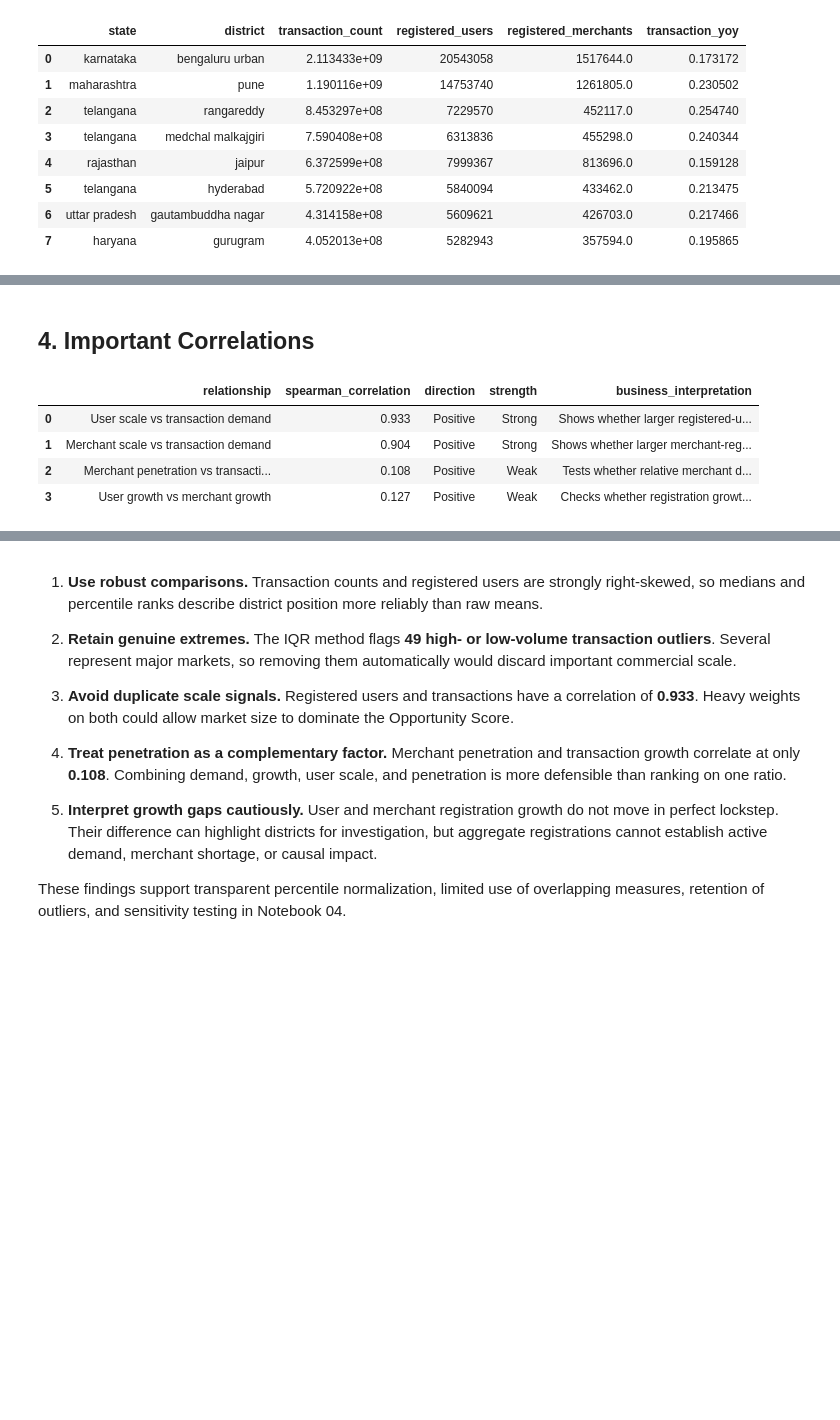
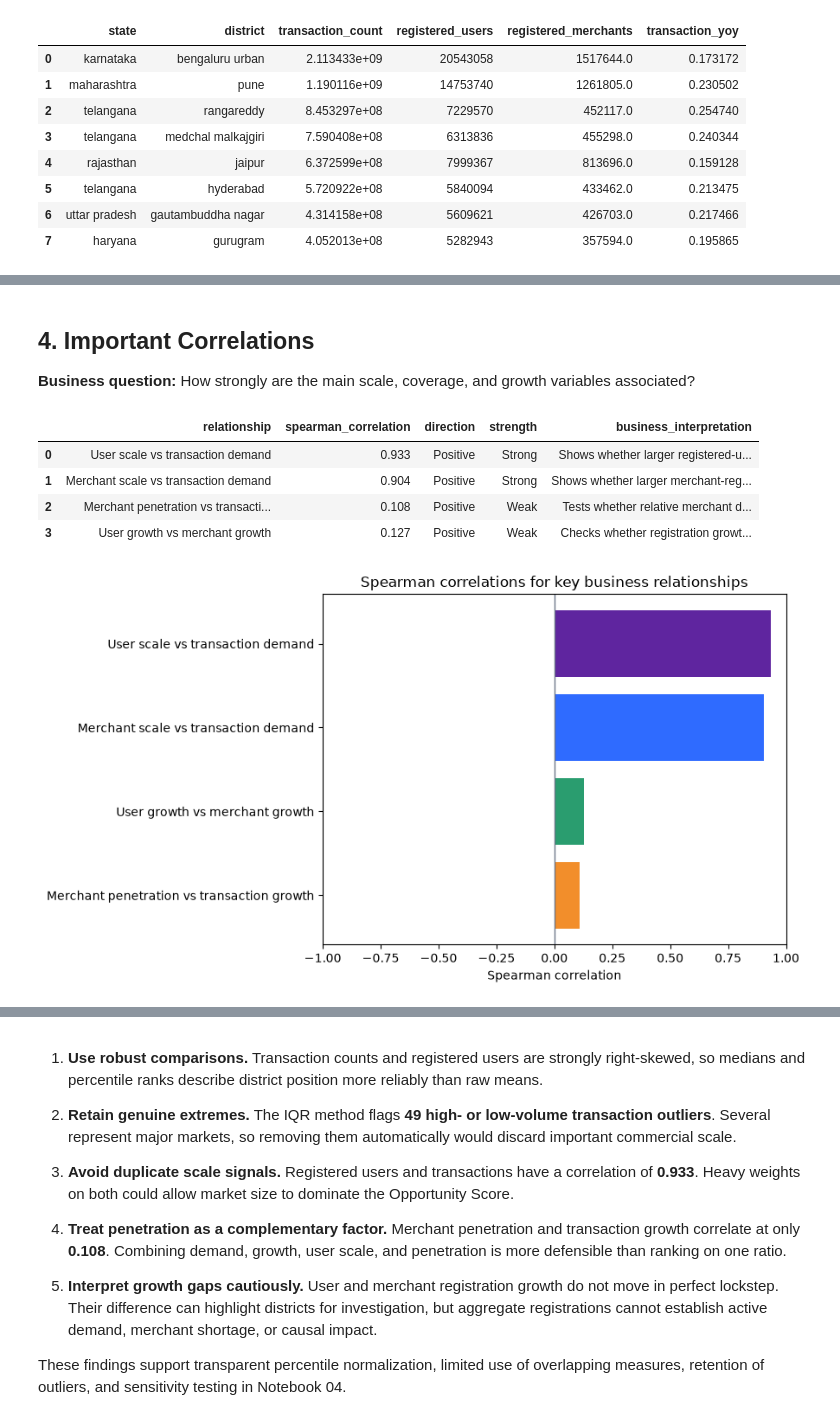
Before and after one commit to Rabilkhan786/PhonePay_Analysis, a Jupyter notebook: notebooks/03_statistical_analysis.ipynb, the cells around one changed output, grey strips where cells are left out. Saved outputs shown, nothing was run; the diff lists cells and outputs as text; code cells hidden in the pictures; blank space fills up the shorter version.

```diff
--- a/notebooks/03_statistical_analysis.ipynb
+++ b/notebooks/03_statistical_analysis.ipynb
@@ -177,5 +234,7 @@ Correlation measures association only. It cannot establish that adding merchants
 # %% [markdown]
 ## 4. Important Correlations
+
+**Business question:** How strongly are the main scale, coverage, and growth variables associated?
 # %%
 correlation_pairs = [
     (
@@ -212,33 +271,51 @@ for x_column, y_column, relationship, interpretation in correlation_pairs:
     ).iloc[0, 1]
     absolute_correlation = abs(correlation)
 
     if absolute_correlation >= 0.70:
         strength = "Strong"
     elif absolute_correlation >= 0.40:
         strength = "Moderate"
     else:
         strength = "Weak"
 
     direction = "Positive" if correlation >= 0 else "Negative"
 
     correlation_rows.append(
         {
             "relationship": relationship,
             "spearman_correlation": correlation,
             "direction": direction,
             "strength": strength,
             "business_interpretation": interpretation,
         }
     )
 
 important_correlations = pd.DataFrame(correlation_rows)
 display(important_correlations.round(3))
+
+correlation_chart = important_correlations.sort_values(
+    "spearman_correlation"
+)
+fig, axis = plt.subplots(figsize=(9, 5))
+axis.barh(
+    correlation_chart["relationship"],
+    correlation_chart["spearman_correlation"],
+    color=[orange, green, blue, purple],
+)
+axis.axvline(0, color="#697386", linewidth=1)
+axis.set_xlim(-1, 1)
+axis.set_title("Spearman correlations for key business relationships")
+axis.set_xlabel("Spearman correlation")
+axis.set_ylabel("")
+fig.tight_layout()
+plt.show()
 # %% [output]
 |  | relationship | spearman_correlation | direction | strength | business_interpretation |
 | 0 | User scale vs transaction demand | 0.933 | Positive | Strong | Shows whether larger registered-u... |
 | 1 | Merchant scale vs transaction demand | 0.904 | Positive | Strong | Shows whether larger merchant-reg... |
 | 2 | Merchant penetration vs transacti... | 0.108 | Positive | Weak | Tests whether relative merchant d... |
 | 3 | User growth vs merchant growth | 0.127 | Positive | Weak | Checks whether registration growt... |
+[figure, added]
 # %% [markdown]
 ### Insight
 
```
Also changed, not shown: parts of 12 cells of this notebook, 3 other files.
